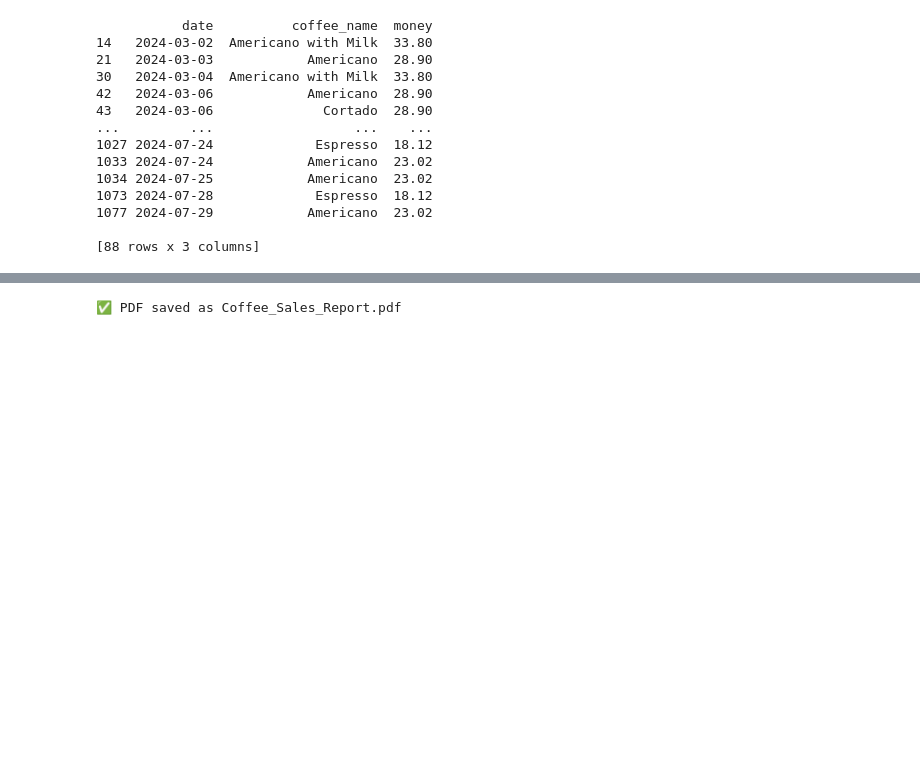
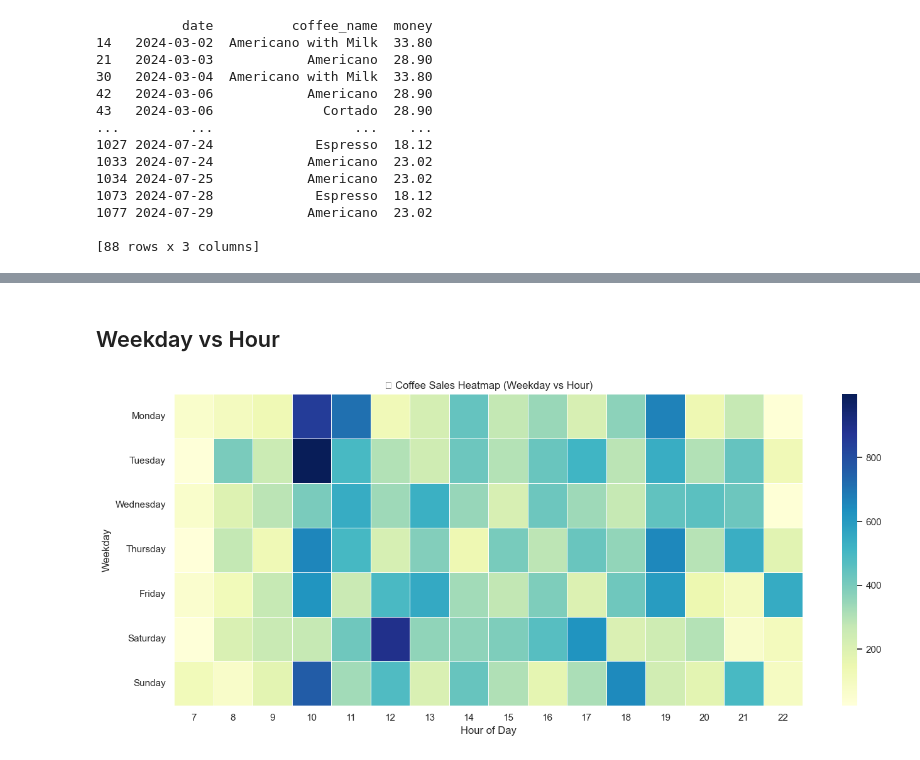
Before and after one commit to IamAmbrose/coffee-sales-analysis, a Jupyter notebook: Coffee sales project.ipynb, the cells around one changed output, grey strips where cells are left out. Drawn from its saved outputs; the diff is of its cells as text; code cells hidden in the pictures; blank space fills up the shorter version.

```diff
--- a/Coffee sales project.ipynb
+++ b/Coffee sales project.ipynb
@@ -360,38 +269,38 @@ if __name__ == '__main__':
-# %%
-from fpdf import FPDF
-
-pdf = FPDF()
-pdf.add_page()
-pdf.set_auto_page_break(auto=True, margin=15)
-
-# Title
-pdf.set_font("Arial", 'B', 16)
-pdf.cell(0, 10, "Coffee Shop Sales Analysis Report", ln=True, align='C')
-
-pdf.ln(10)
-pdf.set_font("Arial", '', 12)
-
-# Define sections as short chunks
-sections = [
-    ("Project Title", "Coffee Shop Sales Analysis and Dashboard"),
-    ("Objective", "Analyze coffee shop sales data to identify daily and seasonal trends, best-selling products, customer behavior, payment preferences, and present results via an interactive dashboard."),
-    ("Dataset Description", "- File: index.csv\n- Key columns: date, datetime, coffee_name, money, cash_type, card"),
-    ("Tools Used", "- Python (Pandas, Seaborn, Matplotlib, Plotly, Dash, Prophet)"),
-    ("Key Steps & Analysis", "1. Data cleaning & preprocessing\n2. Exploratory Data Analysis\n3. Forecasting with Prophet\n4. Interactive Dashboard (Dash)"),
-    ("Key Insights", "- Peak days and seasonal trends\n- Best-selling products identified\n- Peak hours confirmed\n- Card vs Cash usage\n- Repeat customers found"),
-    ("Recommendations", "- Promote top products\n- Run off-peak offers\n- Reward loyal customers\n- Adjust for seasonal changes"),
-    ("Creator", "Created by: Ambrose Henry")
-]
-
-for title, content in sections:
-    pdf.set_font("Arial", 'B', 12)
-    pdf.cell(0, 10, title, ln=True)
-    pdf.set_font("Arial", '', 12)
-    pdf.multi_cell(0, 10, content)
-    pdf.ln(5)
-
-pdf.output("Coffee_Sales_Report.pdf")
-
-print("✅ PDF saved as Coffee_Sales_Report.pdf")
-# %% [output]
-✅ PDF saved as Coffee_Sales_Report.pdf
+# %% [markdown]
+## Weekday vs Hour
+# %%
+import pandas as pd
+import seaborn as sns
+import matplotlib.pyplot as plt
+
+# Load CSV
+df = pd.read_csv(r"C:\Users\asus\Downloads\index.csv")
+
+# Parse datetime
+df['datetime'] = pd.to_datetime(df['datetime'])
+
+# Use 'money' as sales
+SALES_COL = 'money'
+
+# Ensure hour & weekday
+df['hour'] = df['hour'] if 'hour' in df.columns else df['datetime'].dt.hour
+df['weekday'] = df['weekday'] if 'weekday' in df.columns else df['datetime'].dt.day_name()
+
+# Group & pivot
+heatmap_data = df.groupby(['weekday', 'hour'])[SALES_COL].sum().reset_index()
+heatmap_pivot = heatmap_data.pivot(index='weekday', columns='hour', values=SALES_COL)
+
+# Order weekdays
+weekday_order = ['Monday', 'Tuesday', 'Wednesday', 'Thursday', 'Friday', 'Saturday', 'Sunday']
+heatmap_pivot = heatmap_pivot.reindex(weekday_order)
+
+# Plot
+plt.figure(figsize=(14, 6))
+sns.heatmap(heatmap_pivot, cmap='YlGnBu', linewidths=.5)
+plt.title('☕ Coffee Sales Heatmap (Weekday vs Hour)')
+plt.xlabel('Hour of Day')
+plt.ylabel('Weekday')
+plt.tight_layout()
+plt.show()
+# %% [output]
+[figure, added]
```
Also changed, not shown: parts of 5 cells of this notebook.
